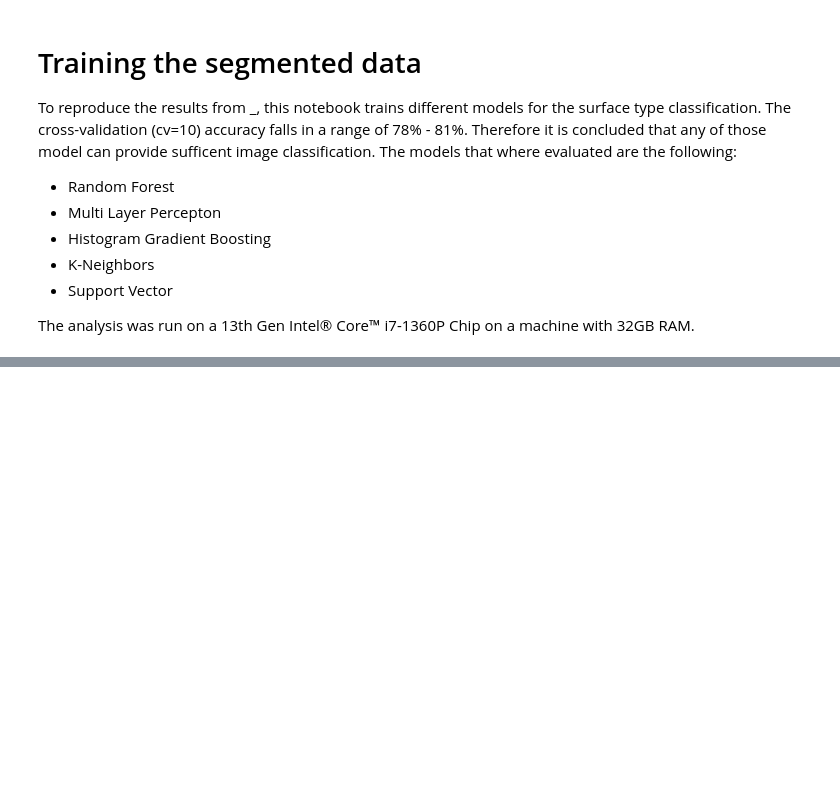
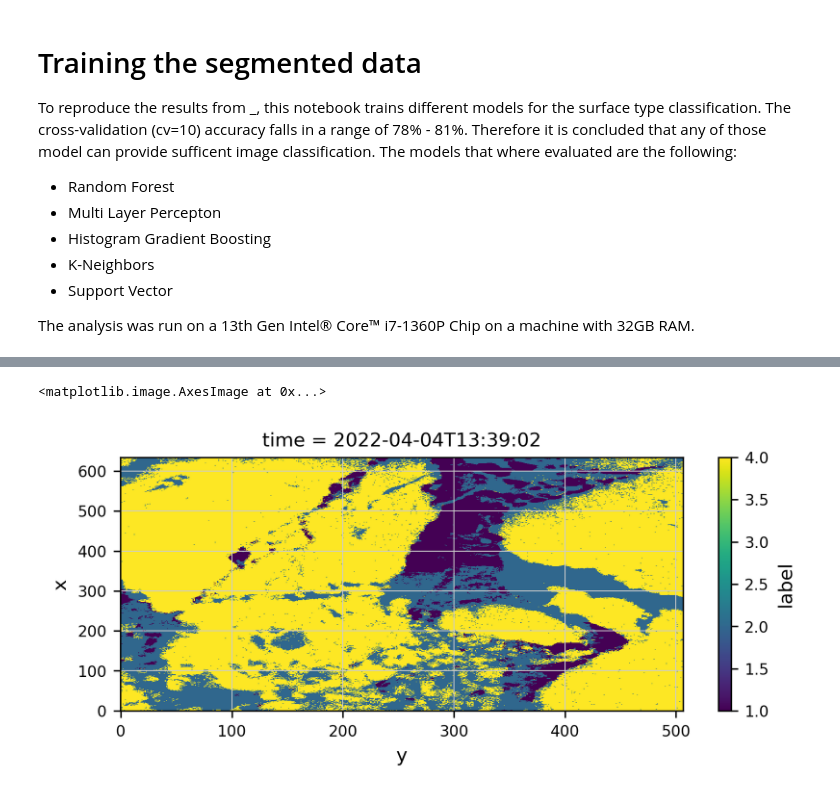
Before and after one commit to FranzFlink/Mueller_et_al_2024_code, a Jupyter notebook: source/analysis/fast_train_segment.ipynb, the cells around one changed output, grey strips where cells are left out. Drawn from its saved outputs; the diff is of its cells as text; code cells hidden in the pictures; blank space fills up the shorter version.

Commit message:
modified segment prediction to work with 2d images; this notebook will be replaced by 'autogluonbn_preditc.ipynb'

```diff
--- a/source/analysis/fast_train_segment.ipynb
+++ b/source/analysis/fast_train_segment.ipynb
@@ -99,0 +212,19 @@ weighted avg         0.780859640788407    0.7801151845429775   0.780431998098736
+# %%
+import os
+basepath = '/projekt_agmwend/home_rad/Joshua/HALO-AC3_VELOX_sea_ice/'
+files = [os.path.join(basepath, f) for f in os.listdir(basepath) if f.endswith('0.1_pred.nc')]
+files.sort()
+pred_2d_all = xr.concat([xr.open_dataset(file, engine='h5netcdf', chunks={'time' : 250, 'x' : 250, 'y' : 250}) for file in files], dim='time')
+files = pd.read_csv('/projekt_agmwend/home_rad/Joshua/MasterArbeit/filenames.csv')['BAHAMAS'].tolist()
+ds_bahamas = xr.concat([xr.open_dataset(file) for file in files], dim='tid').rename({'tid' : 'time'})
+ds_bahamas = ds_bahamas.assign_coords({'TIME' : ds_bahamas.TIME.values}).rename({'TIME' : 'time'})
+ds_bahamas = ds_bahamas.sel(time=pred_2d_all.time, method='nearest')
+pred_2d_all['lat'] = ('time', ds_bahamas.IRS_LAT.values)
+pred_2d_all['lon'] = ('time', ds_bahamas.IRS_LON.values)
+pred_2d_all[list(ds_bahamas.keys())] = ds_bahamas[list(ds_bahamas.keys())]
+# %%
+pred_2d_all_sel = pred_2d_all.sel(time='2022-04-04T13:39:02')
+pred_2d_all_sel.label.plot.imshow()
+# %% [output]
+<matplotlib.image.AxesImage at 0x...>
+[figure, added]
```
Also changed, not shown: parts of 15 cells of this notebook.
